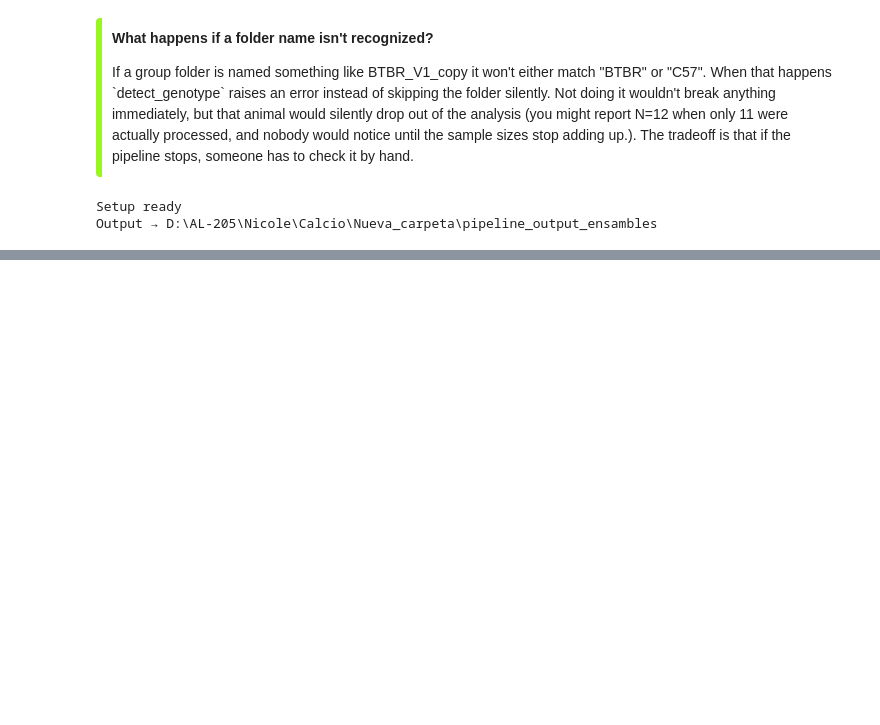
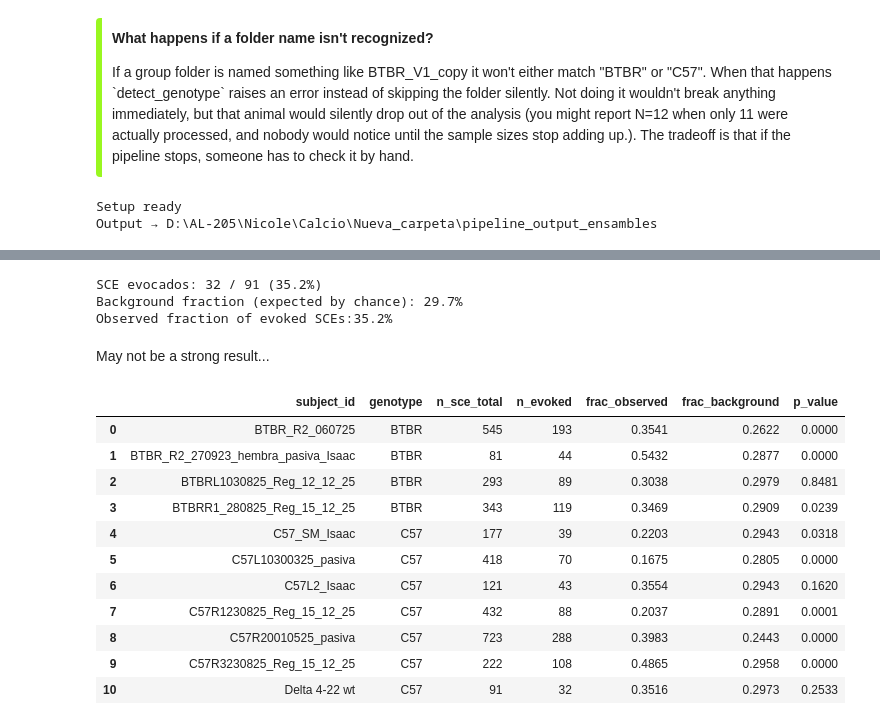
Before and after one commit to gnickii/v1-sensory-coding-asd-model, a Jupyter notebook: src/ensambles/ensambles_pipeline.ipynb, the cells around one changed output, grey strips where cells are left out. Cells and saved outputs as stored; diff of their text form; code cells hidden in the pictures; blank space fills up the shorter version.

```diff
--- a/src/ensambles/ensambles_pipeline.ipynb
+++ b/src/ensambles/ensambles_pipeline.ipynb
@@ -499,0 +873,67 @@ C57: 851 total responsive neurons across 7 subjects
+# %%
+sid_test = 'Delta 4-22 wt'
+stimsnframes_test = subject_data[sid_test]['stimsnframes']  # si lo guardaste ahí; si no, dime dónde vive
+is_sce_test = continuous_traces_data[sid_test]['is_sce']
+
+is_evoked_test = classify_evoked_sce(is_sce_test, stimsnframes_test)
+n_evoked = is_evoked_test[continuous_traces_data[sid_test]['is_sce']].sum()
+n_total = continuous_traces_data[sid_test]['is_sce'].sum()
+print(f'SCE evocados: {n_evoked} / {n_total} ({100*n_evoked/n_total:.1f}%)')
+
+frac_background= evoked_window_fraction(
+    subject_data[sid_test]['stimsnframes'],
+    continuous_traces_data[sid_test]['n_frames_total']
+)
+
+print(f'Background fraction (expected by chance): {100*frac_background:.1f}%')
+print(f'Observed fraction of evoked SCEs:{100*n_evoked/n_total:.1f}%')
+# %% [output]
+SCE evocados: 32 / 91 (35.2%)
+Background fraction (expected by chance): 29.7%
+Observed fraction of evoked SCEs:35.2%
+# %% [markdown]
+May not be a strong result...
+# %%
+sce_evoked_summary= []
+
+for sid, data in continuous_traces_data.items():
+    is_sce = data ['is_sce']
+    n_frames_total= data ['n_frames_total']
+    stimsnframes= subject_data[sid]['stimsnframes']
+    genotype= data['genotype']
+
+    is_evoked= classify_evoked_sce(is_sce, stimsnframes)
+    n_sce_total= is_sce.sum()
+    n_evoked= is_evoked[is_sce].sum()
+
+    frac_background=evoked_window_fraction(stimsnframes,n_frames_total)
+    frac_observed= n_evoked/ n_sce_total if n_sce_total > 0 else np.nan
+
+    test_result= stats.binomtest(n_evoked,n_sce_total, frac_background)
+
+    sce_evoked_summary.append({
+        'subject_id': sid,
+        'genotype': genotype,
+        'n_sce_total': n_sce_total,
+        'n_evoked': n_evoked,
+        'frac_observed': frac_observed,
+        'frac_background': frac_background,
+        'p_value': test_result.pvalue,
+    })
+
+sce_evoked_df= pd.DataFrame(sce_evoked_summary)
+pd.options.display.float_format = '{:.4f}'.format
+sce_evoked_df
+# %% [output]
+|  | subject_id | genotype | n_sce_total | n_evoked | frac_observed | frac_background | p_value |
+| 0 | BTBR_R2_060725 | BTBR | 545 | 193 | 0.3541 | 0.2622 | 0.0000 |
+| 1 | BTBR_R2_270923_hembra_pasiva_Isaac | BTBR | 81 | 44 | 0.5432 | 0.2877 | 0.0000 |
+| 2 | BTBRL1030825_Reg_12_12_25 | BTBR | 293 | 89 | 0.3038 | 0.2979 | 0.8481 |
+| 3 | BTBRR1_280825_Reg_15_12_25 | BTBR | 343 | 119 | 0.3469 | 0.2909 | 0.0239 |
+| 4 | C57_SM_Isaac | C57 | 177 | 39 | 0.2203 | 0.2943 | 0.0318 |
+| 5 | C57L10300325_pasiva | C57 | 418 | 70 | 0.1675 | 0.2805 | 0.0000 |
+| 6 | C57L2_Isaac | C57 | 121 | 43 | 0.3554 | 0.2943 | 0.1620 |
+| 7 | C57R1230825_Reg_15_12_25 | C57 | 432 | 88 | 0.2037 | 0.2891 | 0.0001 |
+| 8 | C57R20010525_pasiva | C57 | 723 | 288 | 0.3983 | 0.2443 | 0.0000 |
+| 9 | C57R3230825_Reg_15_12_25 | C57 | 222 | 108 | 0.4865 | 0.2958 | 0.0000 |
+| 10 | Delta 4-22 wt | C57 | 91 | 32 | 0.3516 | 0.2973 | 0.2533 |
```
Also changed, not shown: parts of 34 cells of this notebook.
